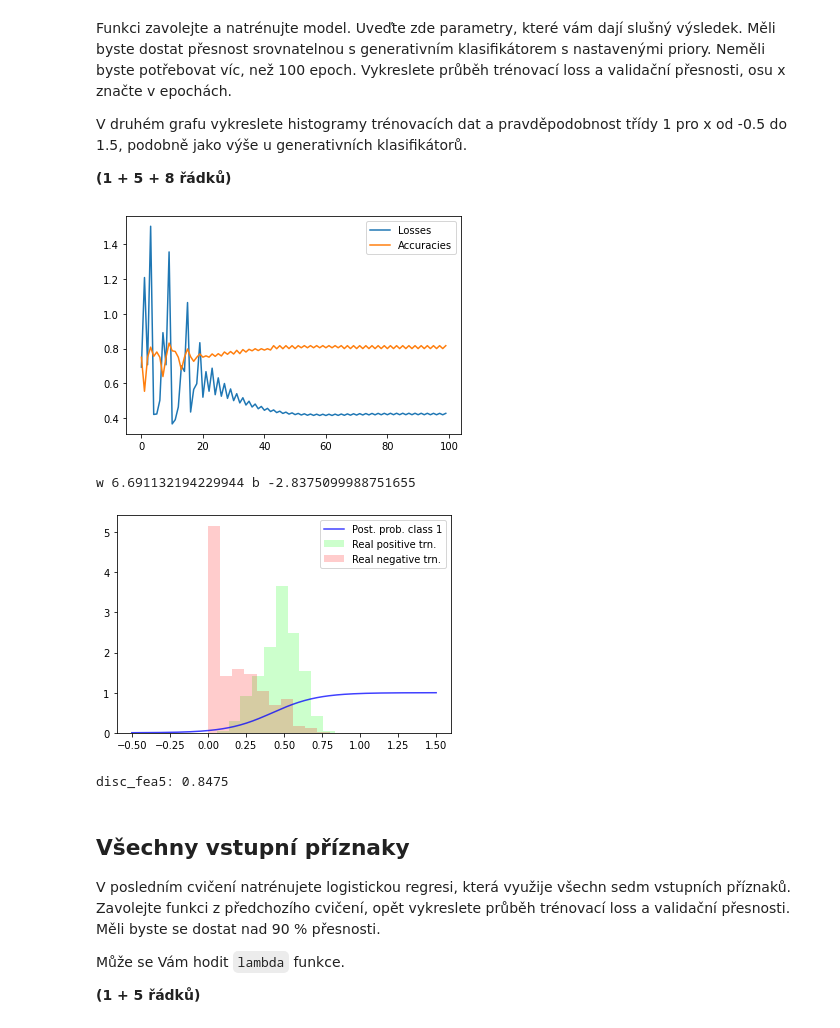
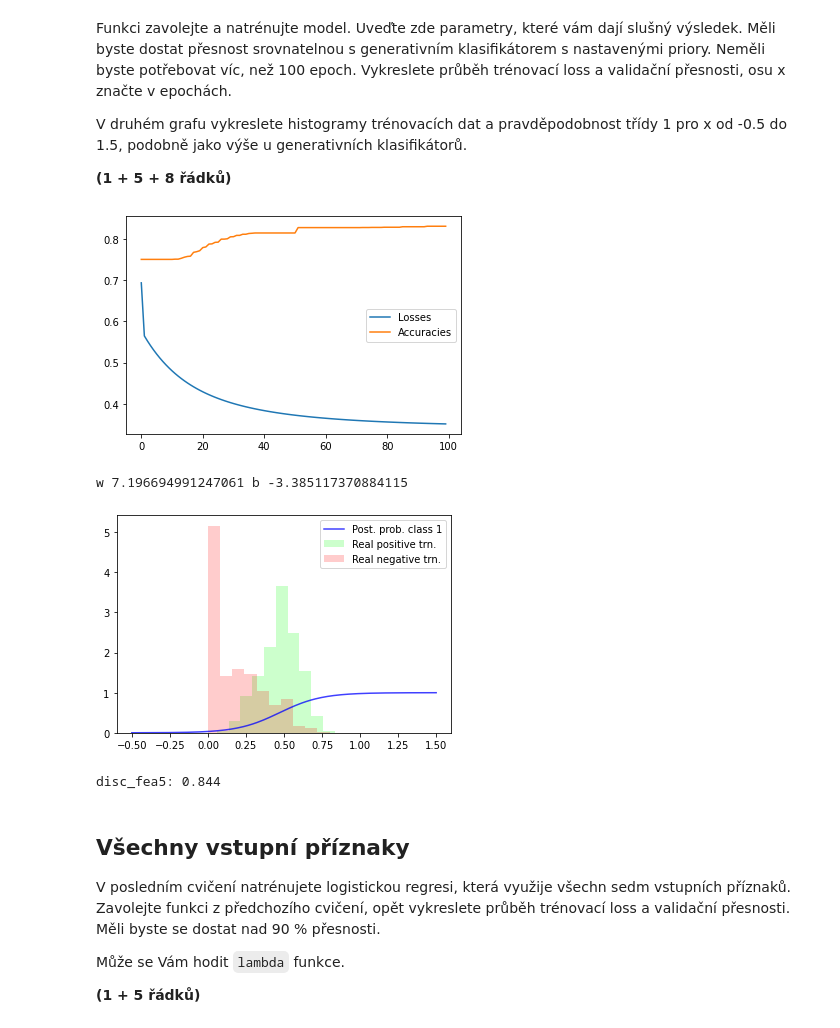
Before and after one commit to NejedlyDominik/vut-fit-SUI-project-2, a Jupyter notebook: zadani.ipynb, the cells around one changed output. Drawn from its saved outputs; the diff is of its cells as text; code cells hidden in the pictures.

```diff
--- a/zadani.ipynb
+++ b/zadani.ipynb
@@ -285,30 +285,30 @@ V druhém grafu vykreslete histogramy trénovacích dat a pravděpodobnost tří
 
 **(1 + 5 + 8 řádků)**
 # %%
-disc_fea5, losses, accuracies = train_logistic_regression(100, 19, 1, FeatureCutter(FOI))
+disc_fea5, losses, accuracies = train_logistic_regression(100, 4, 1, FeatureCutter(FOI))
 
 fig, ax = plt.subplots()
 ax.plot(range(len(losses)), losses, label='Losses')
 ax.plot(range(len(accuracies)), accuracies, label='Accuracies')
 ax.legend()
 plt.show()
 
 print('w', disc_fea5.w.item(), 'b', disc_fea5.b.item())
 
 fig, ax = plt.subplots()
 x = np.linspace(-0.5, 1.5, 200)
 ax.plot(x, disc_fea5.prob_class_1(x[:, np.newaxis]), 'b-', alpha=0.75, label='Post. prob. class 1')
 ax.hist(train_dataset.pos[:, FOI], color='lime', alpha=0.2, label='Real positive trn.', histtype='stepfilled', density=True)
 ax.hist(train_dataset.neg[:, FOI], color='red', alpha=0.2, label='Real negative trn.', histtype='stepfilled', density=True)
 ax.legend()
 plt.show()
 
 print('disc_fea5:', evaluate(disc_fea5, val_dataset.xs[:, FOI][:, np.newaxis], val_dataset.targets))
 # %% [output]
-[figure, old version]
+[figure, new version]
-w 6.691132194229944 b -2.8375099988751655
+w 7.196694991247061 b -3.385117370884115
-[figure, old version]
+[figure, new version]
-disc_fea5: 0.8475
+disc_fea5: 0.844
 # %% [markdown]
 ## Všechny vstupní příznaky
 V posledním cvičení natrénujete logistickou regresi, která využije všechn sedm vstupních příznaků.
```
Also changed, not shown: parts of 2 cells of this notebook.
